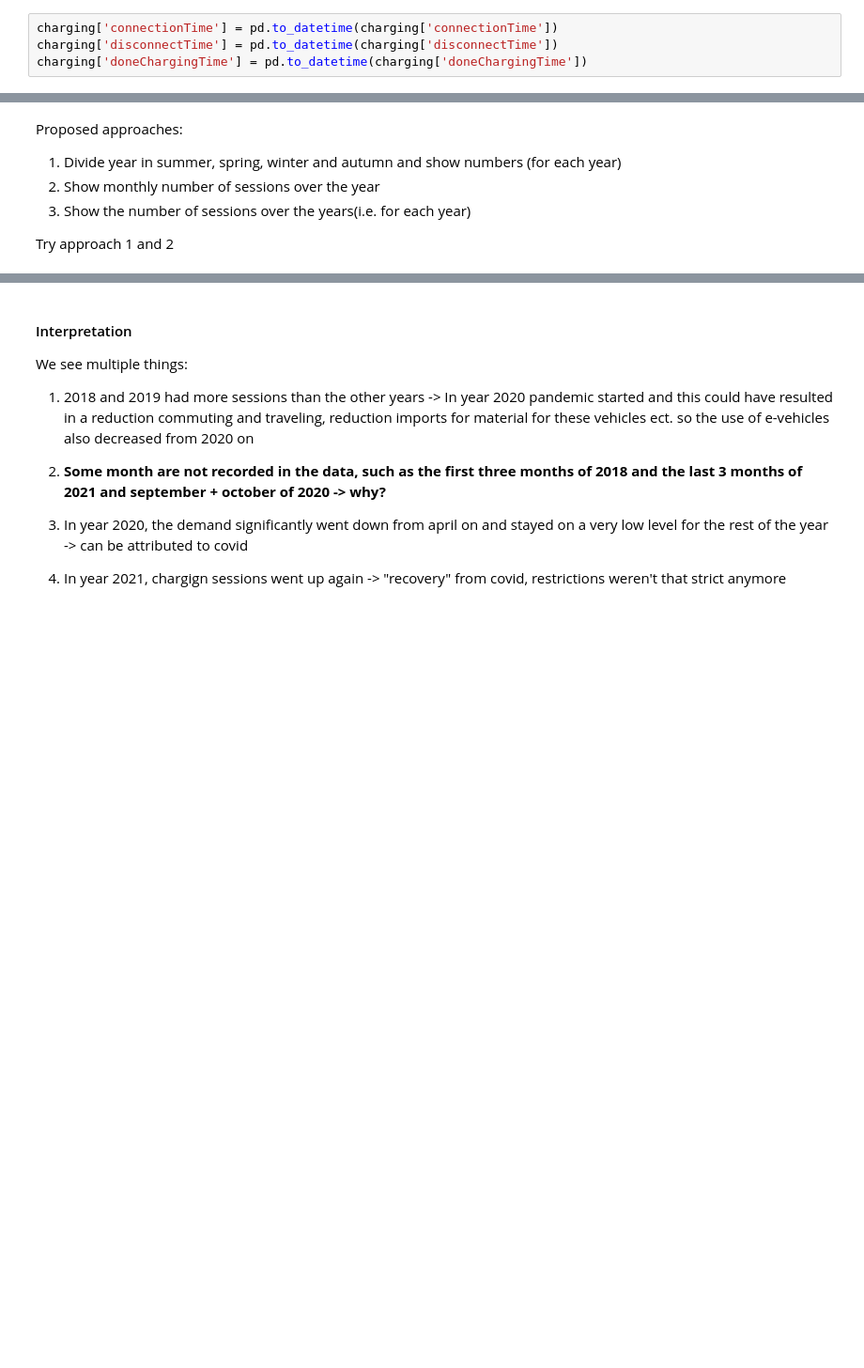
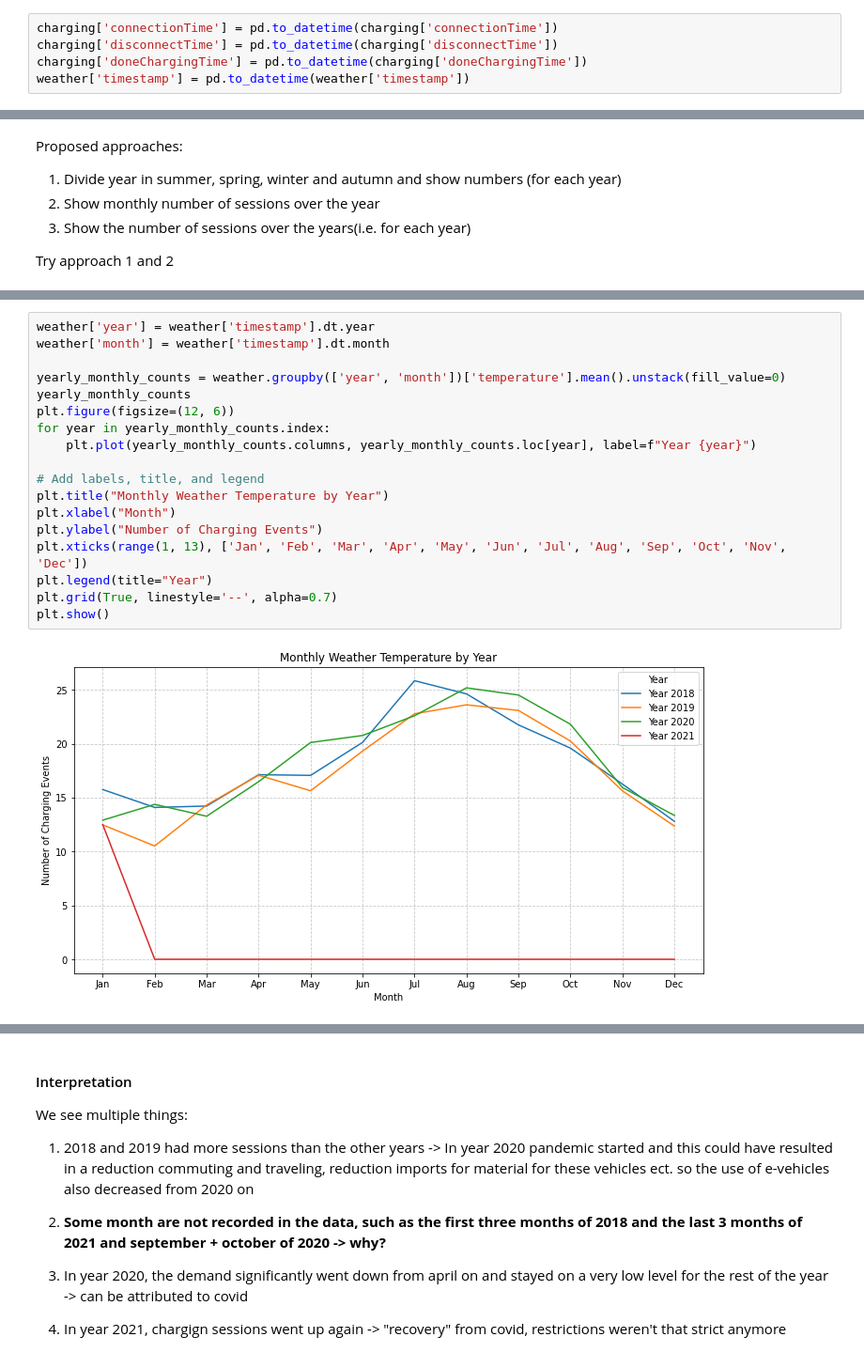
Before and after one commit to Vigro08/AA-Team-Assignment, a Jupyter notebook: Tasks/02_Descriptive_Analysis.ipynb, the cells around one changed output, grey strips where cells are left out. Shown at 94% size. Drawn from its saved outputs; the diff is of its cells as text; blank space fills up the shorter version.

```diff
--- a/Tasks/02_Descriptive_Analysis.ipynb
+++ b/Tasks/02_Descriptive_Analysis.ipynb
@@ -15,6 +16,7 @@ charging = pd.read_csv("../charging_cleaned.csv", encoding = "ISO-8859-1")
 charging['connectionTime'] = pd.to_datetime(charging['connectionTime'])
 charging['disconnectTime'] = pd.to_datetime(charging['disconnectTime'])
 charging['doneChargingTime'] = pd.to_datetime(charging['doneChargingTime'])
+weather['timestamp'] = pd.to_datetime(weather['timestamp'])
 # %% [markdown]
 <h1> Task 2 </h2>
 # %% [markdown]
@@ -361,0 +388,20 @@ plt.show()
+# %%
+weather['year'] = weather['timestamp'].dt.year
+weather['month'] = weather['timestamp'].dt.month
+
+yearly_monthly_counts = weather.groupby(['year', 'month'])['temperature'].mean().unstack(fill_value=0)
+yearly_monthly_counts
+plt.figure(figsize=(12, 6))
+for year in yearly_monthly_counts.index:
+    plt.plot(yearly_monthly_counts.columns, yearly_monthly_counts.loc[year], label=f"Year {year}")
+
+# Add labels, title, and legend
+plt.title("Monthly Weather Temperature by Year")
+plt.xlabel("Month")
+plt.ylabel("Number of Charging Events")
+plt.xticks(range(1, 13), ['Jan', 'Feb', 'Mar', 'Apr', 'May', 'Jun', 'Jul', 'Aug', 'Sep', 'Oct', 'Nov', 'Dec'])
+plt.legend(title="Year")
+plt.grid(True, linestyle='--', alpha=0.7)
+plt.show()
+# %% [output]
+[figure, added]
```
Also changed, not shown: parts of 14 cells of this notebook.
